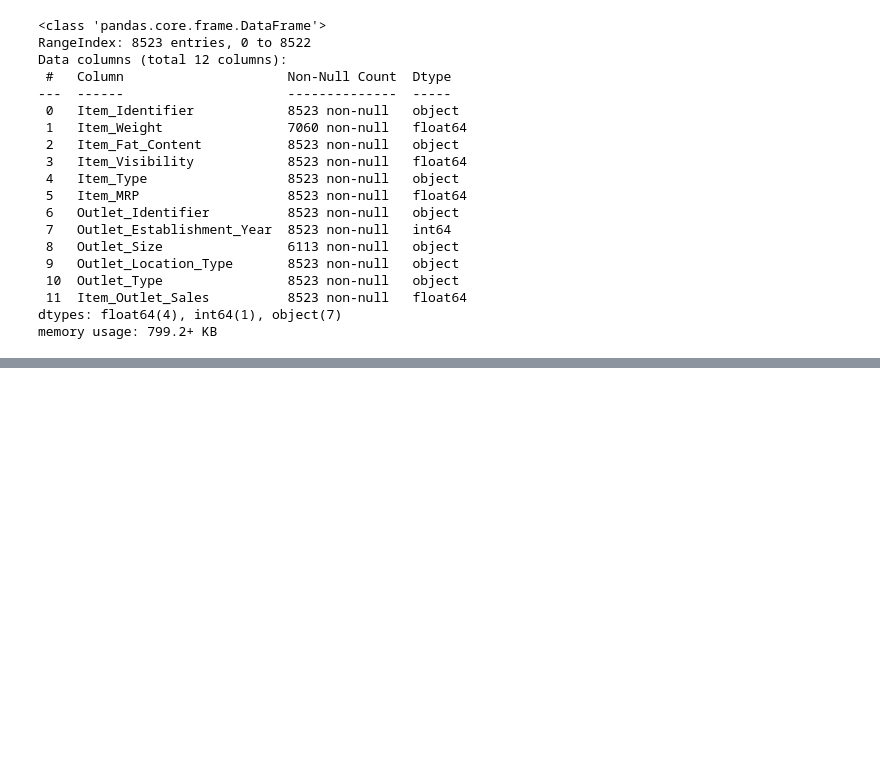
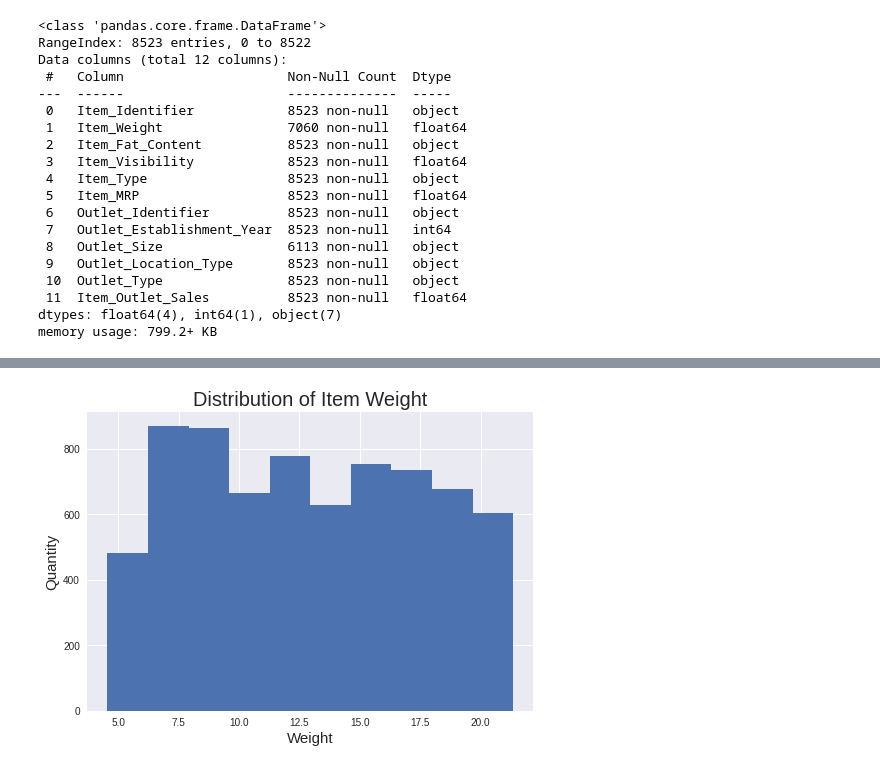
Before and after one commit to Savvy-Slowley/Sales_Predictions, a Jupyter notebook: sales_predictions.ipynb, the cells around one changed output, grey strips where cells are left out. Saved outputs shown, nothing was run; the diff lists cells and outputs as text; code cells hidden in the pictures; blank space fills up the shorter version.

```diff
--- a/sales_predictions.ipynb
+++ b/sales_predictions.ipynb
@@ -45,0 +128,8 @@ False
+# %%
+plt.style.use('seaborn')
+df['Item_Weight'].hist();
+plt.xlabel('Weight', fontsize = 15);
+plt.ylabel('Quantity', fontsize = 15);
+plt.title('Distribution of Item Weight', fontsize = 20);
+# %% [output]
+[figure, added]
```
Also changed, not shown: parts of 44 cells of this notebook.
